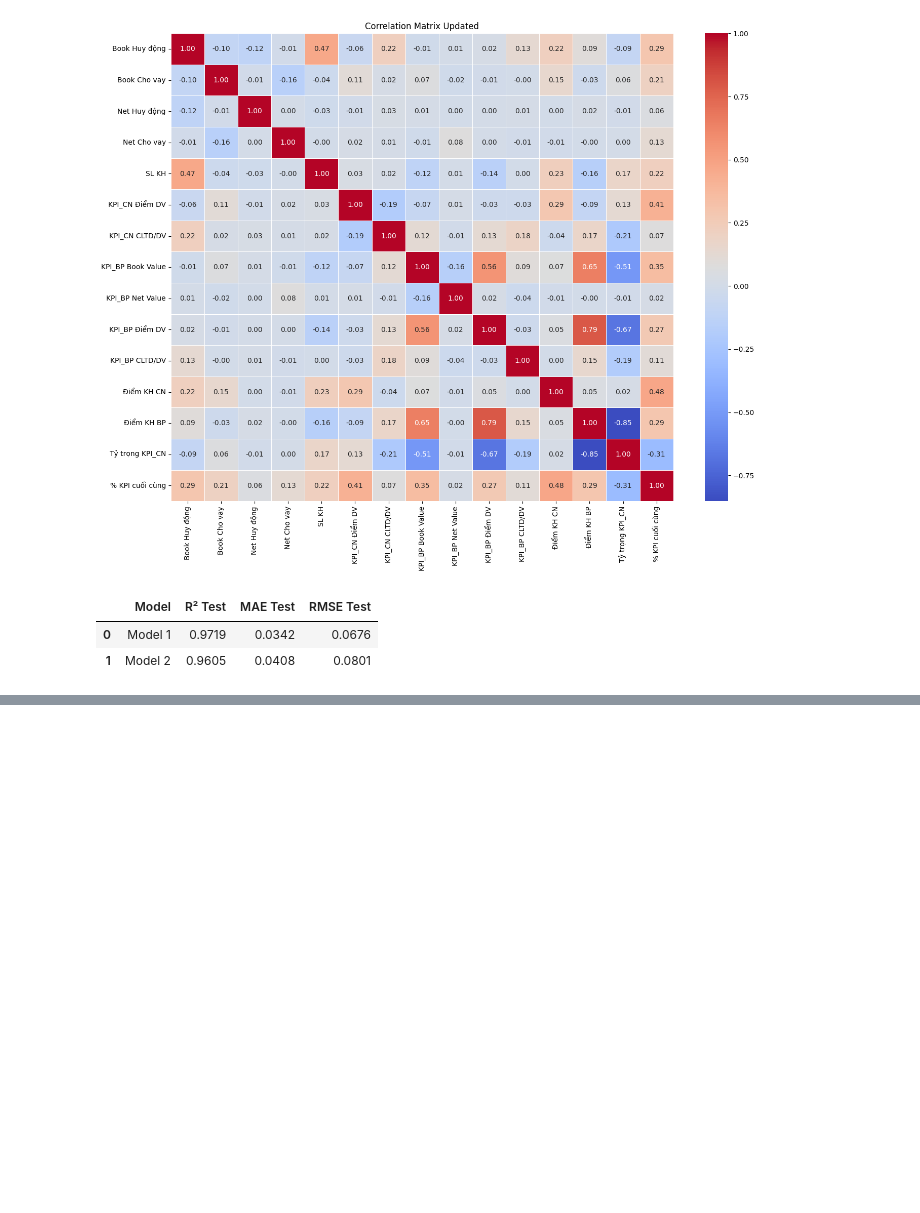
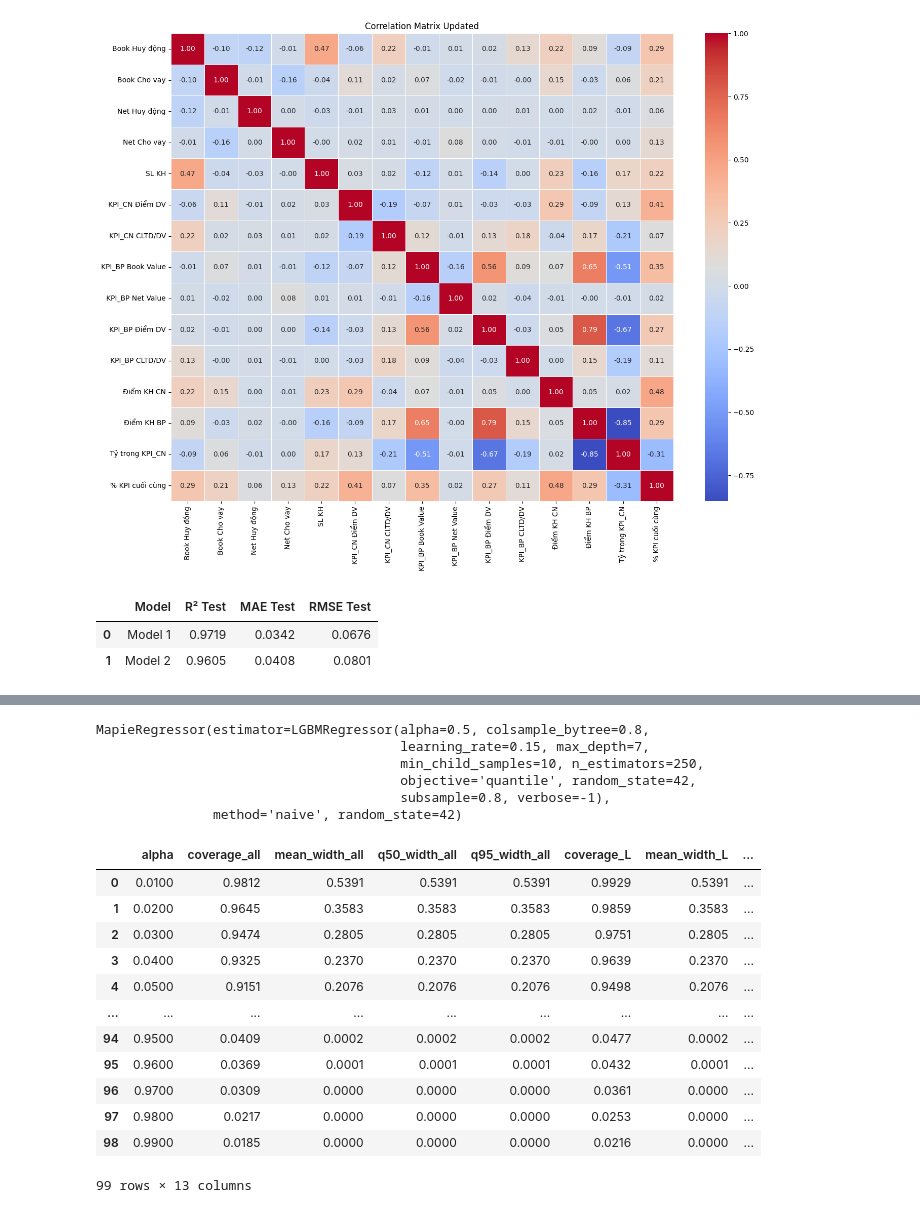
Before and after one commit to Tabaoan/FoxAI-Banking-MLs, a Jupyter notebook: Conformal/TESTING MAPIE REG/KPI_Test 5.5 Split vs Acceptale.ipynb, the cells around one changed output, grey strips where cells are left out. Saved outputs shown, nothing was run; the diff lists cells and outputs as text; code cells hidden in the pictures; blank space fills up the shorter version.

```diff
--- a/Conformal/TESTING MAPIE REG/KPI_Test 5.5 Split vs Acceptale.ipynb
+++ b/Conformal/TESTING MAPIE REG/KPI_Test 5.5 Split vs Acceptale.ipynb
@@ -653,34 +264,0 @@ df_plus_alpha.head(30)
-# %%
-# -------------------------------
-# Phần CQR: Fit nhiều lần theo alpha (vì phải truyền alpha ngay lúc khởi tạo model)
-# -------------------------------
-results_cqr = []
-
-for alpha in alpha_range:
-    mapie_cqr = MapieQuantileRegressor(
-        estimator=model_2,
-        method="quantile",
-        cv="split",
-        alpha=alpha
-    )
-    mapie_cqr.fit(X_train, y_train, calib_size=0.3, random_state=42)
-    _, y_pis_cqr = mapie_cqr.predict(X_test)
-
-    y_lower_cqr = y_pis_cqr[:, 0, 0]
-    y_upper_cqr = y_pis_cqr[:, 1, 0]
-    widths_cqr = y_upper_cqr - y_lower_cqr
-
-    cov_cqr = regression_coverage_score(y_test, y_lower_cqr, y_upper_cqr)
-    mean_w_cqr = regression_mean_width_score(y_lower_cqr, y_upper_cqr)
-    q1_cqr = np.quantile(widths_cqr, W_Q_1)
-    q2_cqr = np.quantile(widths_cqr, W_Q_2)
-
-    results_cqr.append({
-        "alpha": alpha,
-        "coverage": cov_cqr,
-        "mean_width": mean_w_cqr,
-        w_q_1_label: q1_cqr,
-        w_q_2_label: q2_cqr
-    })
-
-df_cqr_alpha = pd.DataFrame(results_cqr)
@@ -905,0 +275,15 @@ plt.show()
+# %%
+# --- NAIVE STRATEGY ---
+mapie_naive = MapieRegressor(
+    estimator=model_2,
+    method="naive",
+    random_state=42
+)
+mapie_naive.fit(X_train, y_train)
+# %% [output]
+MapieRegressor(estimator=LGBMRegressor(alpha=0.5, colsample_bytree=0.8,
+                                       learning_rate=0.15, max_depth=7,
+                                       min_child_samples=10, n_estimators=250,
+                                       objective='quantile', random_state=42,
+                                       subsample=0.8, verbose=-1),
+               method='naive', random_state=42)
@@ -905,0 +345,16 @@ plt.show()
+# %%
+df_naive_split
+# %% [output]
+|  | alpha | coverage_all | mean_width_all | q50_width_all | q95_width_all | coverage_L | mean_width_L | ... |
+| 0 | 0.0100 | 0.9812 | 0.5391 | 0.5391 | 0.5391 | 0.9929 | 0.5391 | ... |
+| 1 | 0.0200 | 0.9645 | 0.3583 | 0.3583 | 0.3583 | 0.9859 | 0.3583 | ... |
+| 2 | 0.0300 | 0.9474 | 0.2805 | 0.2805 | 0.2805 | 0.9751 | 0.2805 | ... |
+| 3 | 0.0400 | 0.9325 | 0.2370 | 0.2370 | 0.2370 | 0.9639 | 0.2370 | ... |
+| 4 | 0.0500 | 0.9151 | 0.2076 | 0.2076 | 0.2076 | 0.9498 | 0.2076 | ... |
+| ... | ... | ... | ... | ... | ... | ... | ... | ... |
+| 94 | 0.9500 | 0.0409 | 0.0002 | 0.0002 | 0.0002 | 0.0477 | 0.0002 | ... |
+| 95 | 0.9600 | 0.0369 | 0.0001 | 0.0001 | 0.0001 | 0.0432 | 0.0001 | ... |
+| 96 | 0.9700 | 0.0309 | 0.0000 | 0.0000 | 0.0000 | 0.0361 | 0.0000 | ... |
+| 97 | 0.9800 | 0.0217 | 0.0000 | 0.0000 | 0.0000 | 0.0253 | 0.0000 | ... |
+| 98 | 0.9900 | 0.0185 | 0.0000 | 0.0000 | 0.0000 | 0.0216 | 0.0000 | ... |
+99 rows × 13 columns
```
Also changed, not shown: parts of 37 cells of this notebook.
